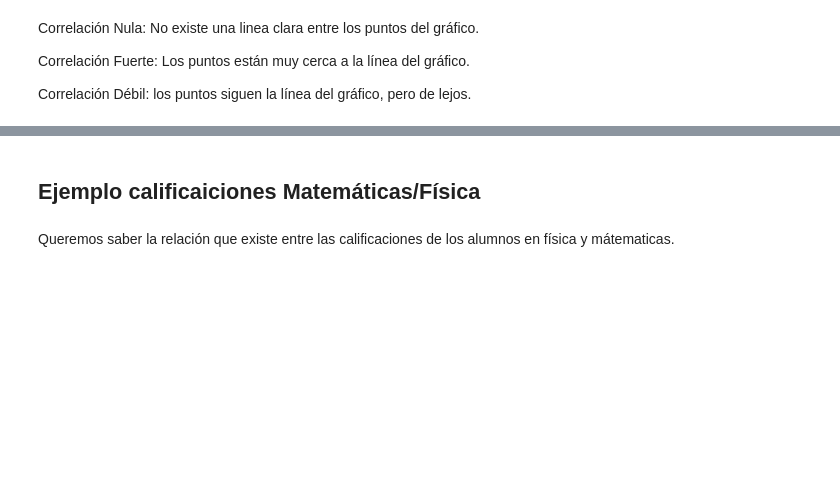
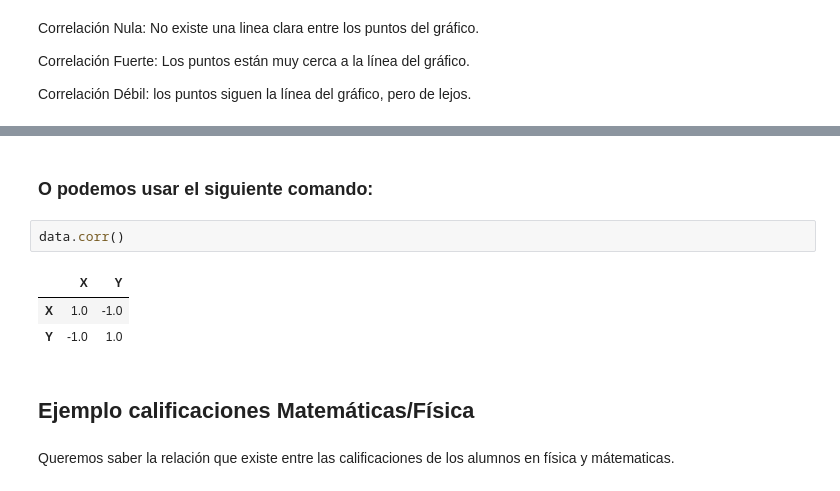
Before and after one commit to MNihil/Platzi, a Jupyter notebook: Curso de Estadistica/Tipos de Correlación y Covarianza.ipynb, the cells around one changed output, grey strips where cells are left out. Cells and saved outputs as stored; diff of their text form; blank space fills up the shorter version.

```diff
--- a/Curso de Estadistica/Tipos de Correlación y Covarianza.ipynb
+++ b/Curso de Estadistica/Tipos de Correlación y Covarianza.ipynb
@@ -23,5 +80,13 @@ import matplotlib.pyplot as plt
+# %% [markdown]
+### O podemos usar el siguiente comando:
+# %%
+data.corr()
+# %% [output]
+|  | X | Y |
+| X | 1.0 | -1.0 |
+| Y | -1.0 | 1.0 |
 # %% [markdown]
-## Ejemplo calificaiciones Matemáticas/Física
+## Ejemplo calificaciones Matemáticas/Física
 # %% [markdown]
 Queremos saber la relación que existe entre las calificaciones de los alumnos en física y mátematicas.
 # %%
```
Also changed, not shown: parts of 11 cells of this notebook.
